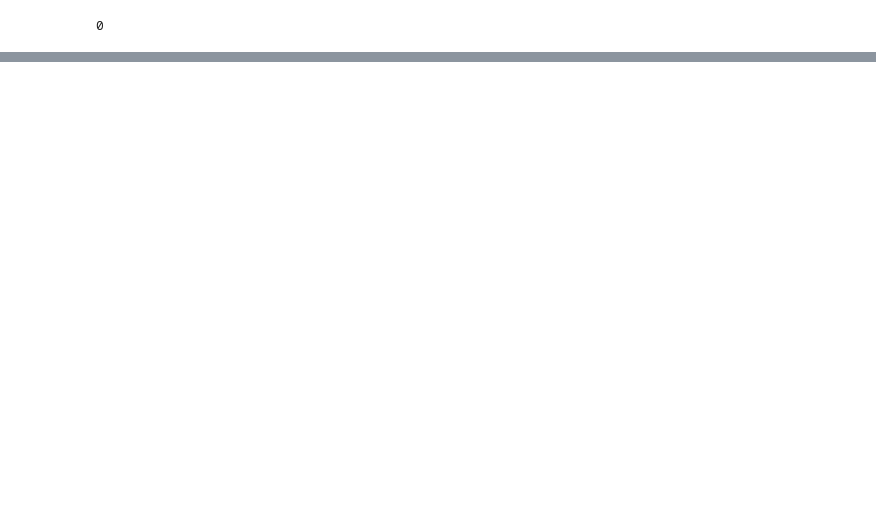
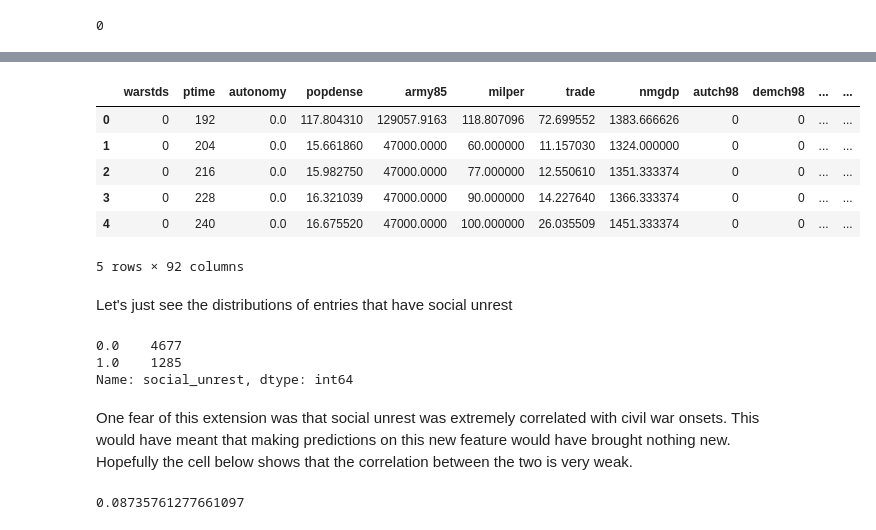
Before and after one commit to epfl-ada/ada-2020-project-milestone-p3-p3_abracadata, a Jupyter notebook: creative_extension.ipynb, the cells around one changed output, grey strips where cells are left out. Drawn from its saved outputs; the diff is of its cells as text; code cells hidden in the pictures; blank space fills up the shorter version.

```diff
--- a/creative_extension.ipynb
+++ b/creative_extension.ipynb
@@ -664,0 +375,26 @@ ax.plot([0, 1], [0, 1], color='grey', linestyle='--')
+# %%
+cwd = pd.read_csv('data/SambnisImp.csv', usecols=(replication_features + ["cowcode", "year"]))
+cwd_and_usd = pd.merge(cwd[cwd["year"] >= 1960], usd, left_on = ["cowcode", "year"], right_on = ["GWNO", "BYEAR"], how="left").drop(["GWNO", "BYEAR", "cowcode", "year", "PTYPE"], axis = 1).fillna(0)
+cwd_and_usd.head(5)
+# %% [output]
+|  | warstds | ptime | autonomy | popdense | army85 | milper | trade | nmgdp | autch98 | demch98 | ... | ... |
+| 0 | 0 | 192 | 0.0 | 117.804310 | 129057.9163 | 118.807096 | 72.699552 | 1383.666626 | 0 | 0 | ... | ... |
+| 1 | 0 | 204 | 0.0 | 15.661860 | 47000.0000 | 60.000000 | 11.157030 | 1324.000000 | 0 | 0 | ... | ... |
+| 2 | 0 | 216 | 0.0 | 15.982750 | 47000.0000 | 77.000000 | 12.550610 | 1351.333374 | 0 | 0 | ... | ... |
+| 3 | 0 | 228 | 0.0 | 16.321039 | 47000.0000 | 90.000000 | 14.227640 | 1366.333374 | 0 | 0 | ... | ... |
+| 4 | 0 | 240 | 0.0 | 16.675520 | 47000.0000 | 100.000000 | 26.035509 | 1451.333374 | 0 | 0 | ... | ... |
+5 rows × 92 columns
+# %% [markdown]
+Let's just see the distributions of entries that have social unrest
+# %%
+cwd_and_usd["social_unrest"].value_counts()
+# %% [output]
+0.0    4677
+1.0    1285
+Name: social_unrest, dtype: int64
+# %% [markdown]
+One fear of this extension was that social unrest was extremely correlated with civil war onsets. This would have meant that making predictions on this new feature would have brought nothing new. Hopefully the cell below shows that the correlation between the two is very weak.
+# %%
+cwd_and_usd["warstds"].corr(cwd_and_usd["social_unrest"])
+# %% [output]
+0.08735761277661097
```
Also changed, not shown: parts of 74 cells of this notebook, 1 other file.
